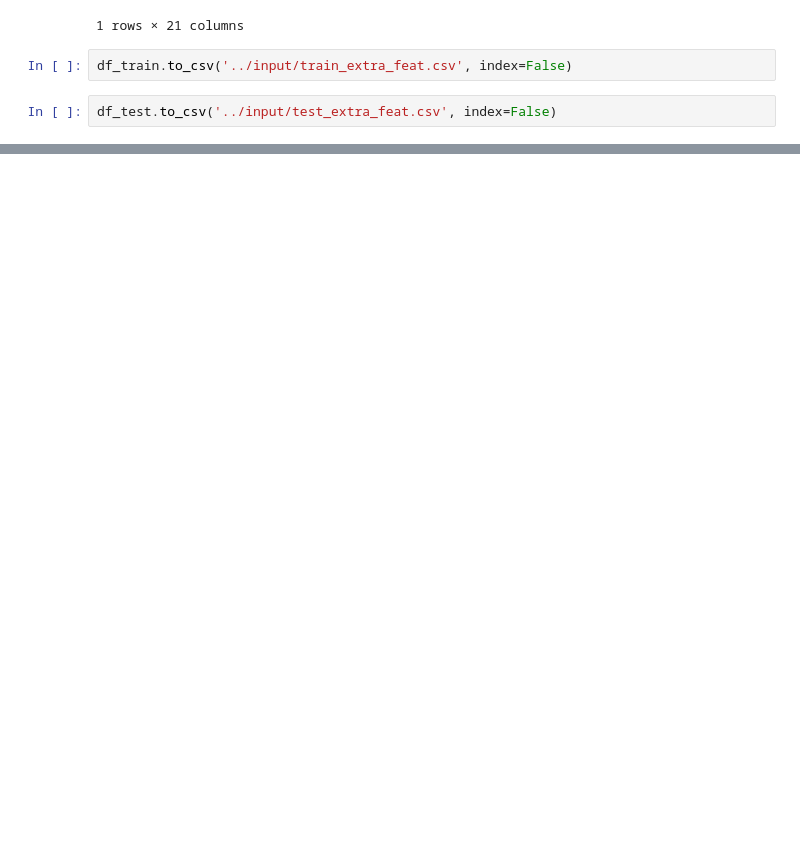
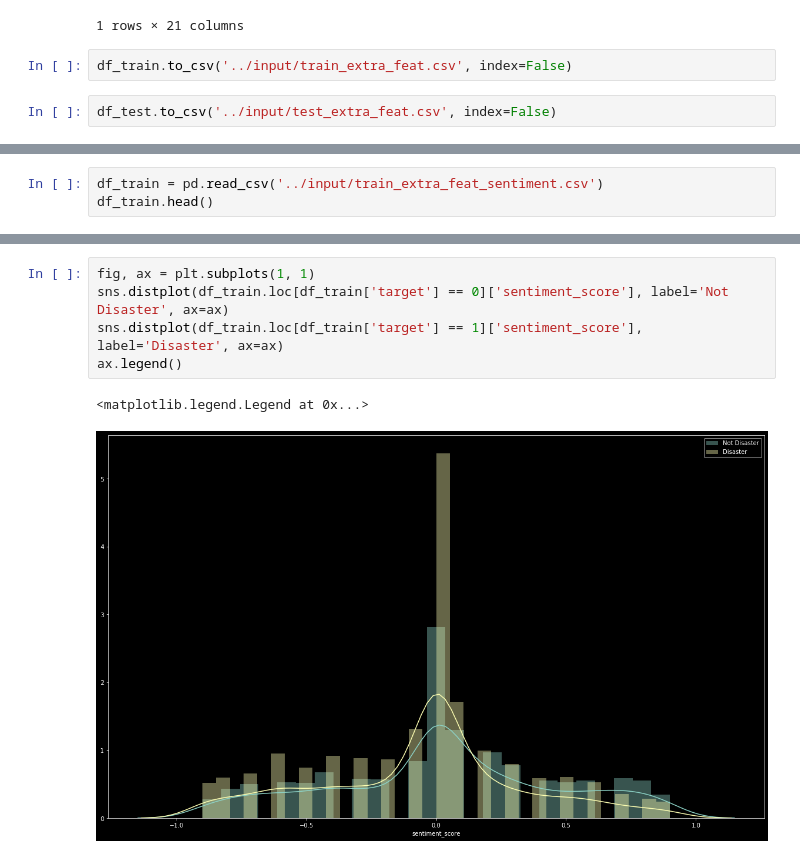
Before and after one commit to giorgiomondauto/Kaggle_NLP, a Jupyter notebook: notebooks/EDA.ipynb, the cells around one changed output, grey strips where cells are left out. Cells and saved outputs as stored; diff of their text form; blank space fills up the shorter version.

Commit message:
added sentiment info to tweets

```diff
--- a/notebooks/EDA.ipynb
+++ b/notebooks/EDA.ipynb
@@ -936,0 +939,3 @@ df_test.to_csv('../input/test_extra_feat.csv', index=False)
+# %%
+df_train = pd.read_csv('../input/train_extra_feat_sentiment.csv')
+df_train.head()
@@ -936,0 +961,8 @@ df_test.to_csv('../input/test_extra_feat.csv', index=False)
+# %%
+fig, ax = plt.subplots(1, 1)
+sns.distplot(df_train.loc[df_train['target'] == 0]['sentiment_score'], label='Not Disaster', ax=ax)
+sns.distplot(df_train.loc[df_train['target'] == 1]['sentiment_score'], label='Disaster', ax=ax)
+ax.legend()
+# %% [output]
+<matplotlib.legend.Legend at 0x...>
+[figure, added]
```
Also changed, not shown: parts of 6 cells of this notebook, 4 other files.
